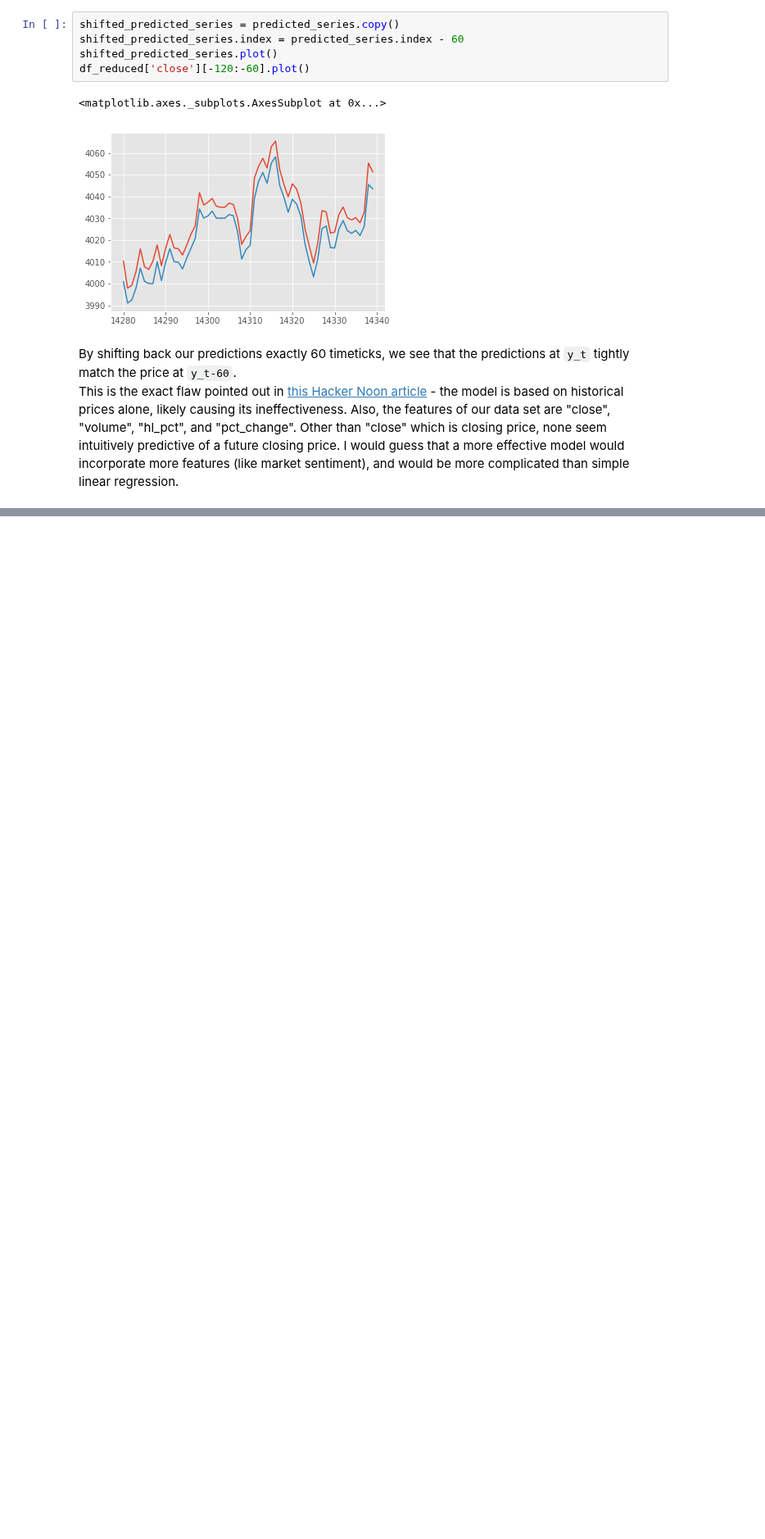
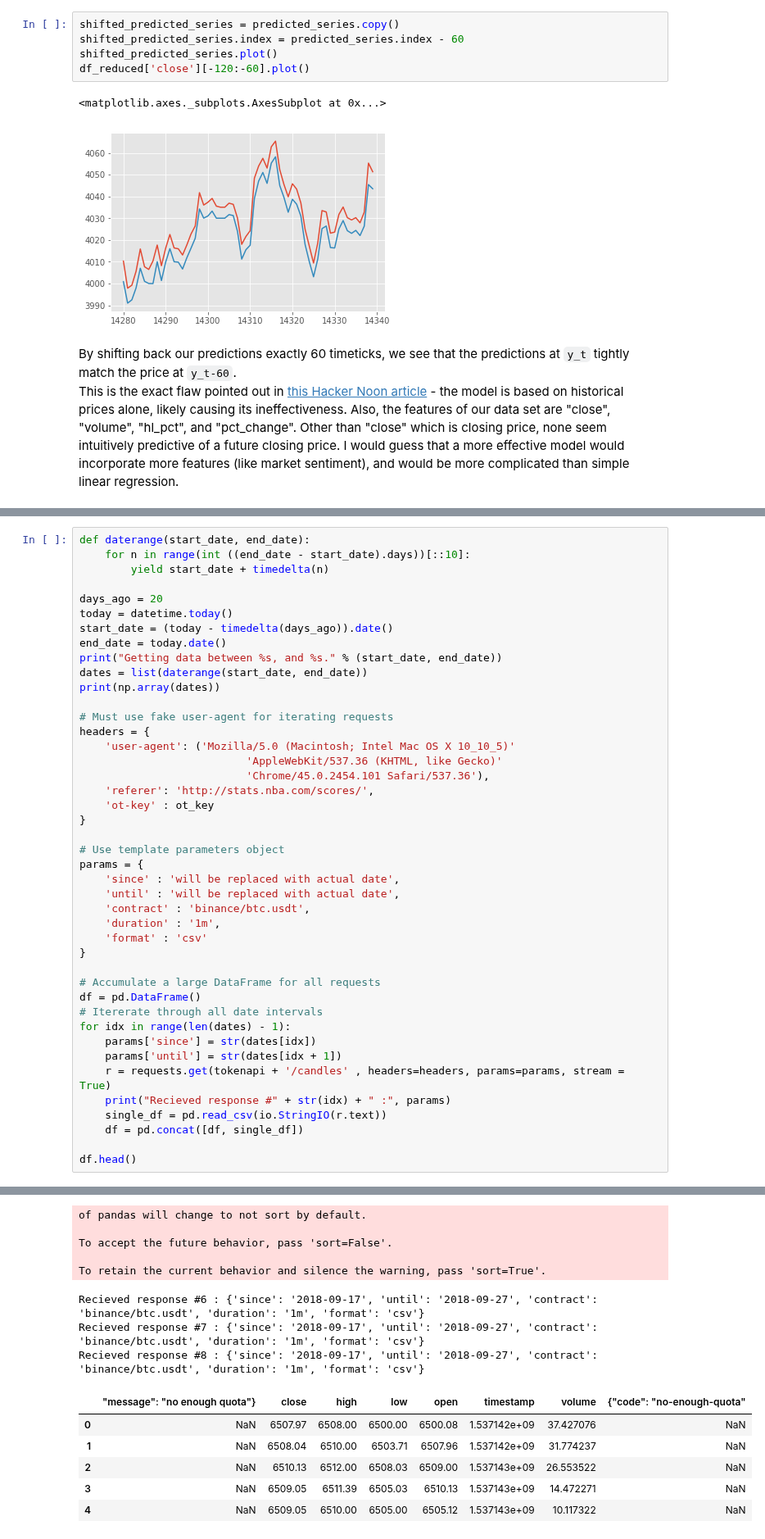
Before and after one commit to jonathancai11/btc-analysis, a Jupyter notebook: btc-prediction.ipynb, the cells around one changed output, grey strips where cells are left out. Shown at 82% size. Drawn from its saved outputs; the diff is of its cells as text; blank space fills up the shorter version.

```diff
--- a/btc-prediction.ipynb
+++ b/btc-prediction.ipynb
@@ -250,0 +225,44 @@ This is the exact flaw pointed out in [this Hacker Noon article](https://hackern
+# %%
+def daterange(start_date, end_date):
+    for n in range(int ((end_date - start_date).days))[::10]:
+        yield start_date + timedelta(n)
+
+days_ago = 20
+today = datetime.today()
+start_date = (today - timedelta(days_ago)).date()
+end_date = today.date()
+print("Getting data between %s, and %s." % (start_date, end_date))
+dates = list(daterange(start_date, end_date))
+print(np.array(dates))
+
+# Must use fake user-agent for iterating requests
+headers = {
+    'user-agent': ('Mozilla/5.0 (Macintosh; Intel Mac OS X 10_10_5)'
+                          'AppleWebKit/537.36 (KHTML, like Gecko)'
+                          'Chrome/45.0.2454.101 Safari/537.36'),
+    'referer': 'http://stats.nba.com/scores/',
+    'ot-key' : ot_key
+}
+
+# Use template parameters object
+params = {
+    'since' : 'will be replaced with actual date',
+    'until' : 'will be replaced with actual date',
+    'contract' : 'binance/btc.usdt',
+    'duration' : '1m',
+    'format' : 'csv'
+}
+
+# Accumulate a large DataFrame for all requests
+df = pd.DataFrame()
+# Itererate through all date intervals
+for idx in range(len(dates) - 1):
+    params['since'] = str(dates[idx])
+    params['until'] = str(dates[idx + 1])
+    r = requests.get(tokenapi + '/candles' , headers=headers, params=params, stream = True)
+    print("Recieved response #" + str(idx) + " :", params)
+    single_df = pd.read_csv(io.StringIO(r.text))
+    df = pd.concat([df, single_df])
+
+df.head()
+# %% [output]
@@ -250,0 +281,14 @@ This is the exact flaw pointed out in [this Hacker Noon article](https://hackern
+of pandas will change to not sort by default.
+
+To accept the future behavior, pass 'sort=False'.
+
+To retain the current behavior and silence the warning, pass 'sort=True'.
+Recieved response #6 : {'since': '2018-09-17', 'until': '2018-09-27', 'contract': 'binance/btc.usdt', 'duration': '1m', 'format': 'csv'}
+Recieved response #7 : {'since': '2018-09-17', 'until': '2018-09-27', 'contract': 'binance/btc.usdt', 'duration': '1m', 'format': 'csv'}
+Recieved response #8 : {'since': '2018-09-17', 'until': '2018-09-27', 'contract': 'binance/btc.usdt', 'duration': '1m', 'format': 'csv'}
+|  | "message": "no enough quota"} | close | high | low | open | timestamp | volume | {"code": "no-enough-quota" |
+| 0 | NaN | 6507.97 | 6508.00 | 6500.00 | 6500.08 | 1.537142e+09 | 37.427076 | NaN |
+| 1 | NaN | 6508.04 | 6510.00 | 6503.71 | 6507.96 | 1.537142e+09 | 31.774237 | NaN |
+| 2 | NaN | 6510.13 | 6512.00 | 6508.03 | 6509.00 | 1.537143e+09 | 26.553522 | NaN |
+| 3 | NaN | 6509.05 | 6511.39 | 6505.03 | 6510.13 | 1.537143e+09 | 14.472271 | NaN |
+| 4 | NaN | 6509.05 | 6510.00 | 6505.00 | 6505.12 | 1.537143e+09 | 10.117322 | NaN |
```
Also changed, not shown: parts of 12 cells of this notebook.
